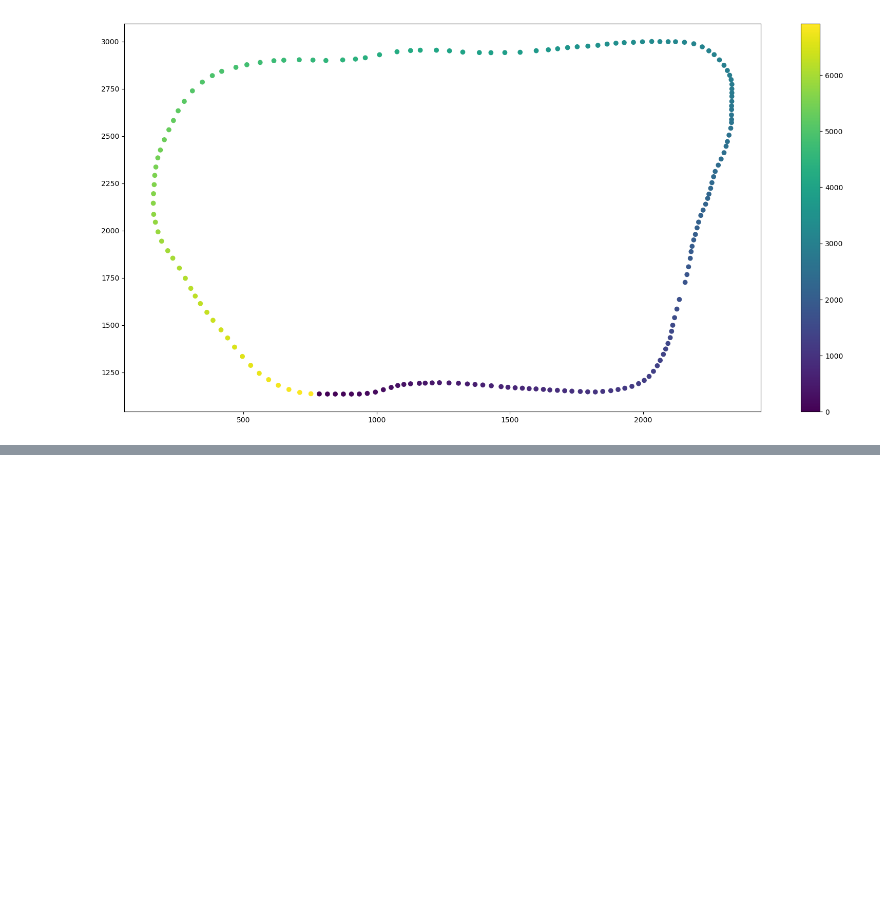
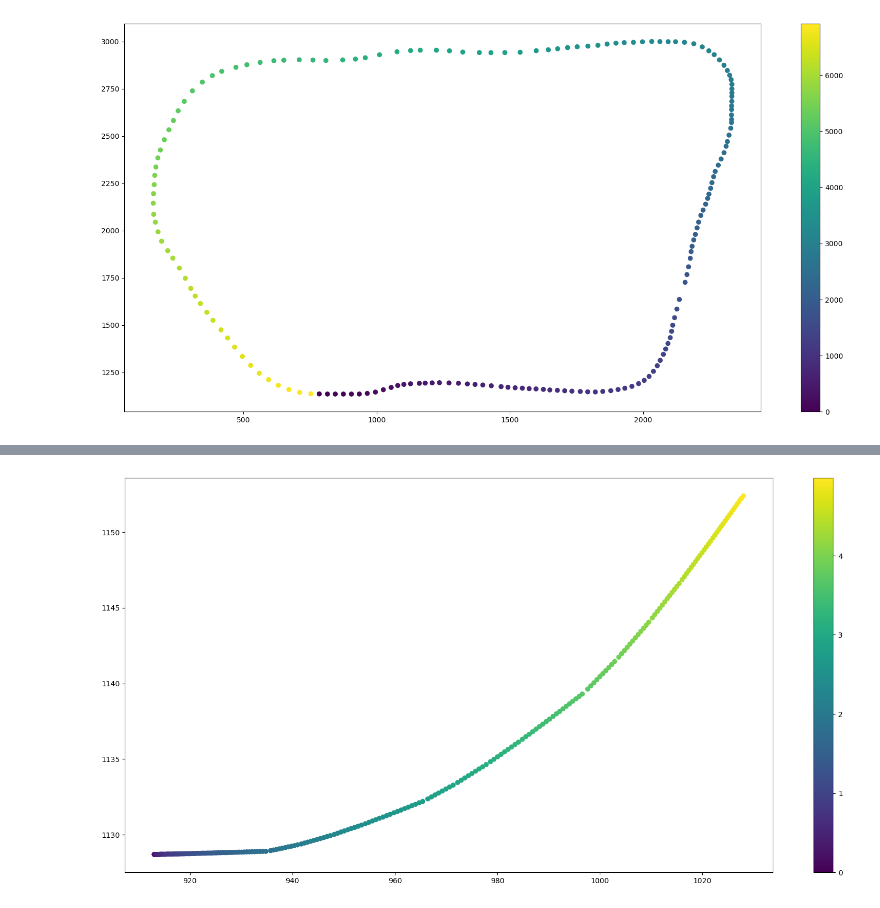
Before and after one commit to asimonov/CarND-Path-Planning-Project, a Jupyter notebook: visualise_waypoints.ipynb, the cells around one changed output, grey strips where cells are left out. Drawn from its saved outputs; the diff is of its cells as text; code cells hidden in the pictures; blank space fills up the shorter version.

```diff
--- a/visualise_waypoints.ipynb
+++ b/visualise_waypoints.ipynb
@@ -42,3 +42,6 @@ plt.colorbar();
 # colorbar represents S coordinate
 # %% [output]
 [figure]
+# %%
+df2 = pd.read_csv('cmake-build-debug/out_traj_0', sep=' ', header=None)
+df2.columns = ['t', 'x','y']
@@ -44,0 +69,7 @@ plt.colorbar();
+# %%
+r = [x for x in range(len(df2))]
+plt.scatter(df2.x[r], df2.y[r], c=df2.t[r]);
+plt.colorbar();
+# colorbar represents S coordinate
+# %% [output]
+[figure, added]
```
Also changed, not shown: parts of 15 cells of this notebook, 5 other files.
